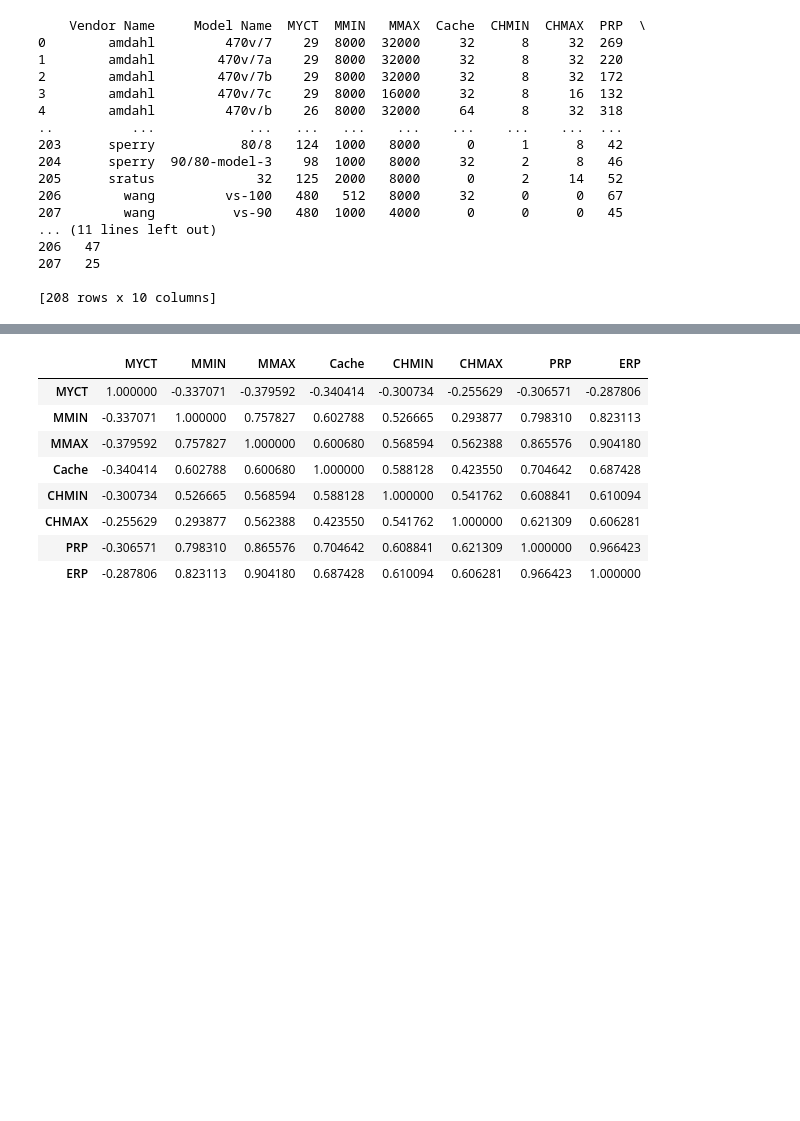
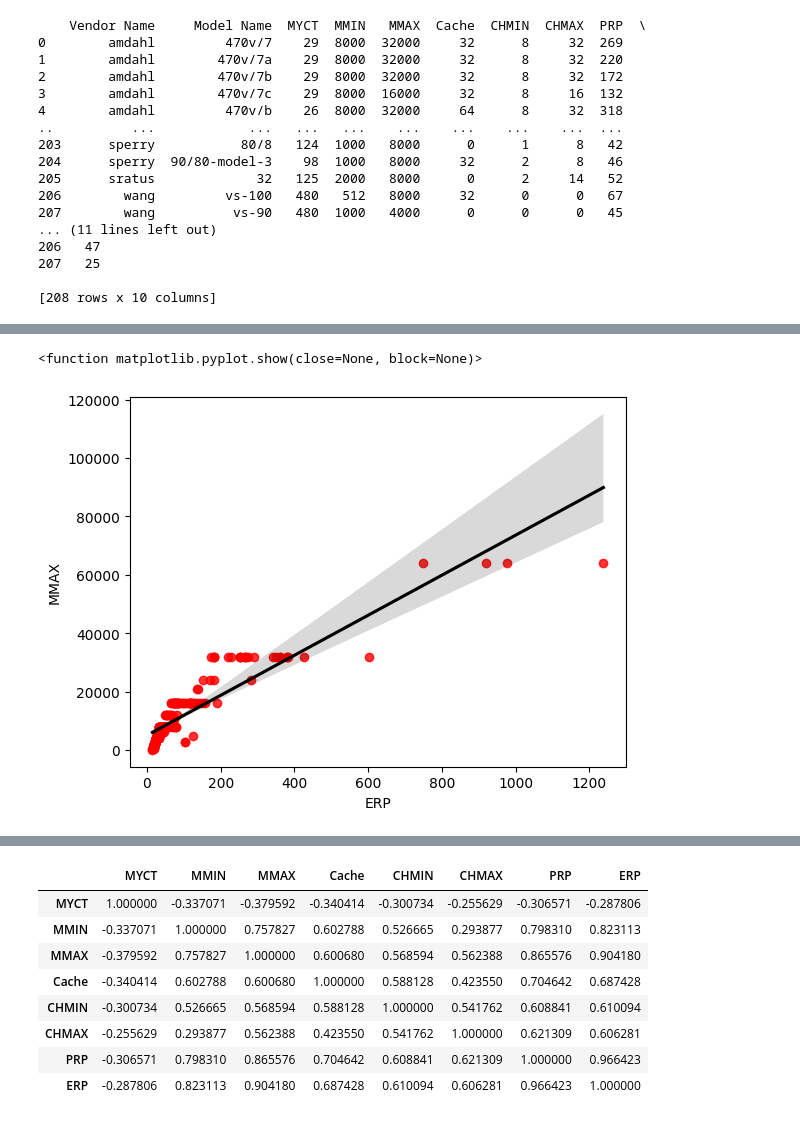
Before and after one commit to RDhanuE/Statistika11, a Jupyter notebook: Visualisasi Data Computer Hardware.ipynb, the cells around one changed output, grey strips where cells are left out. Cells and saved outputs as stored; diff of their text form; code cells hidden in the pictures; blank space fills up the shorter version.

```diff
--- a/Visualisasi Data Computer Hardware.ipynb
+++ b/Visualisasi Data Computer Hardware.ipynb
@@ -71,0 +77,8 @@ plt.show
+# %%
+ax = plt.axes()
+ax.set_facecolor("white")
+sns.regplot(data=data, x='ERP', y='MMAX', line_kws={"color": "black"}, color="red")
+plt.show
+# %% [output]
+<function matplotlib.pyplot.show(close=None, block=None)>
+[figure, added]
```
Also changed, not shown: parts of 12 cells of this notebook.
